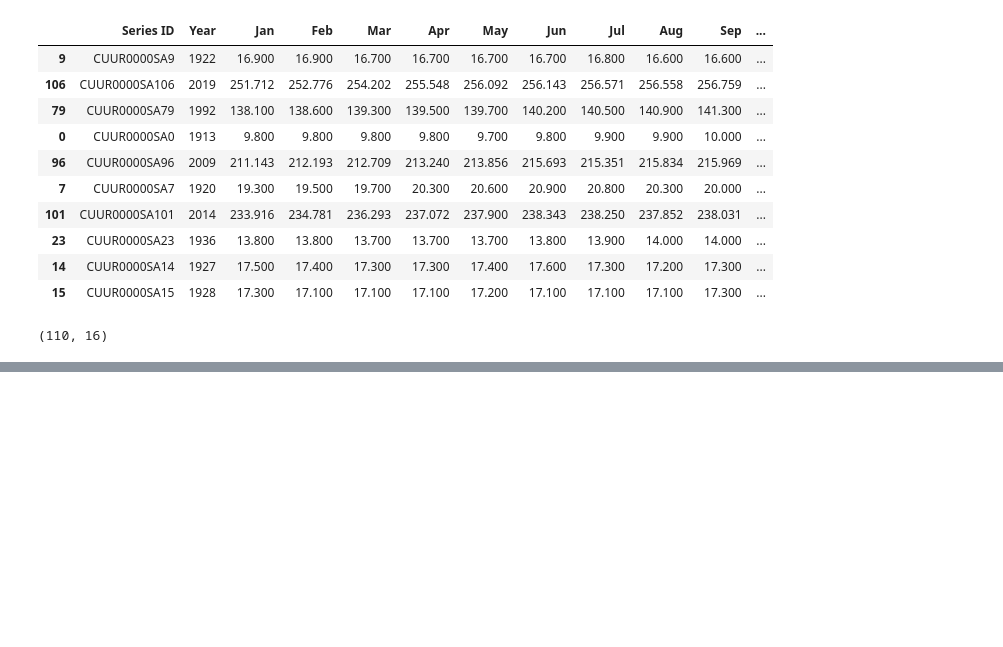
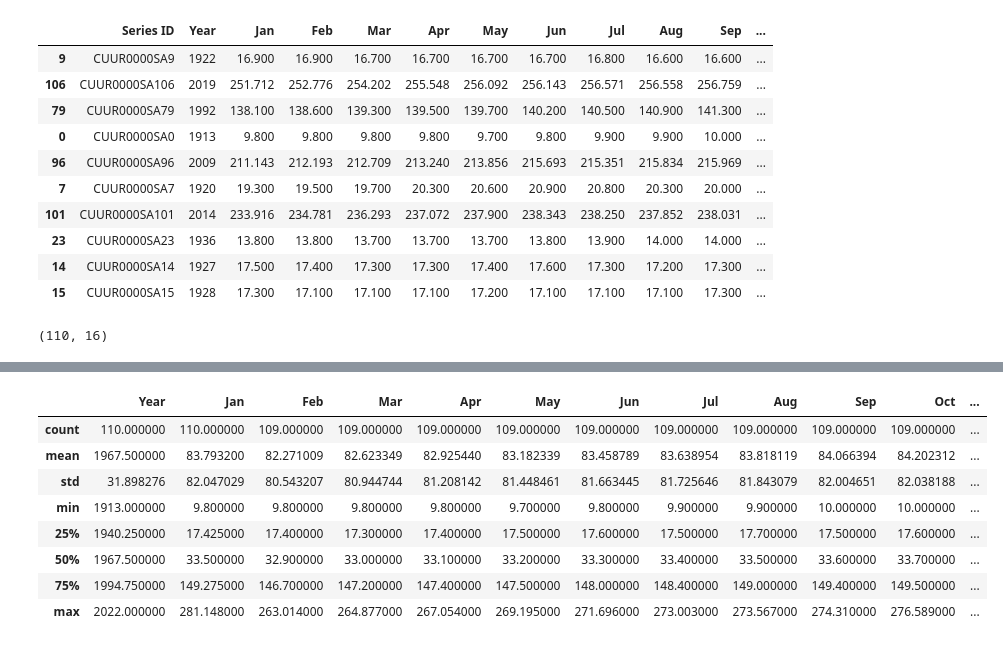
Before and after one commit to techthumb1/bls_project, a Jupyter notebook: notebooks/bls_data_tool.ipynb, the cells around one changed output, grey strips where cells are left out. Saved outputs shown, nothing was run; the diff lists cells and outputs as text; code cells hidden in the pictures; blank space fills up the shorter version.

```diff
--- a/notebooks/bls_data_tool.ipynb
+++ b/notebooks/bls_data_tool.ipynb
@@ -590,0 +604,12 @@ cpiu.shape
+# %%
+cpiu.describe()
+# %% [output]
+|  | Year | Jan | Feb | Mar | Apr | May | Jun | Jul | Aug | Sep | Oct | ... |
+| count | 110.000000 | 110.000000 | 109.000000 | 109.000000 | 109.000000 | 109.000000 | 109.000000 | 109.000000 | 109.000000 | 109.000000 | 109.000000 | ... |
+| mean | 1967.500000 | 83.793200 | 82.271009 | 82.623349 | 82.925440 | 83.182339 | 83.458789 | 83.638954 | 83.818119 | 84.066394 | 84.202312 | ... |
+| std | 31.898276 | 82.047029 | 80.543207 | 80.944744 | 81.208142 | 81.448461 | 81.663445 | 81.725646 | 81.843079 | 82.004651 | 82.038188 | ... |
+| min | 1913.000000 | 9.800000 | 9.800000 | 9.800000 | 9.800000 | 9.700000 | 9.800000 | 9.900000 | 9.900000 | 10.000000 | 10.000000 | ... |
+| 25% | 1940.250000 | 17.425000 | 17.400000 | 17.300000 | 17.400000 | 17.500000 | 17.600000 | 17.500000 | 17.700000 | 17.500000 | 17.600000 | ... |
+| 50% | 1967.500000 | 33.500000 | 32.900000 | 33.000000 | 33.100000 | 33.200000 | 33.300000 | 33.400000 | 33.500000 | 33.600000 | 33.700000 | ... |
+| 75% | 1994.750000 | 149.275000 | 146.700000 | 147.200000 | 147.400000 | 147.500000 | 148.000000 | 148.400000 | 149.000000 | 149.400000 | 149.500000 | ... |
+| max | 2022.000000 | 281.148000 | 263.014000 | 264.877000 | 267.054000 | 269.195000 | 271.696000 | 273.003000 | 273.567000 | 274.310000 | 276.589000 | ... |
```
Also changed, not shown: parts of 3 cells of this notebook, 1 other file.
